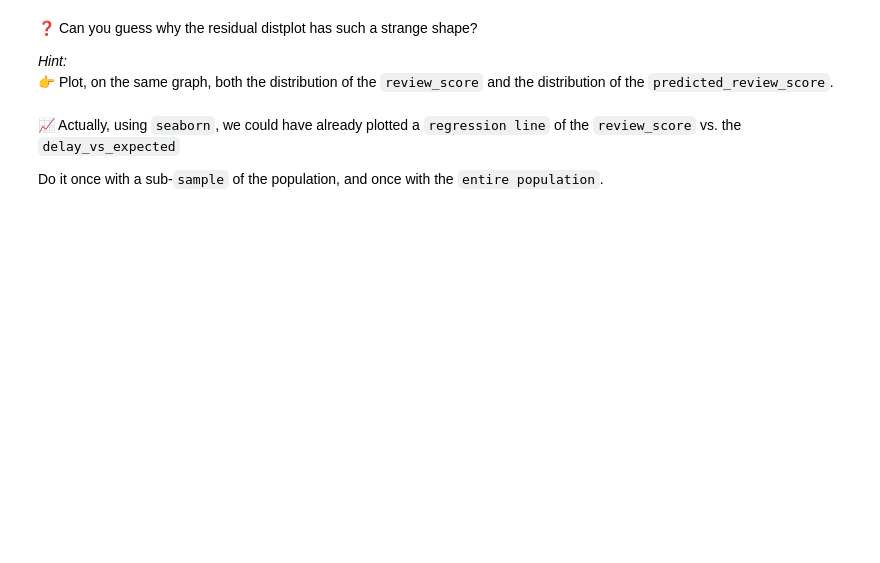
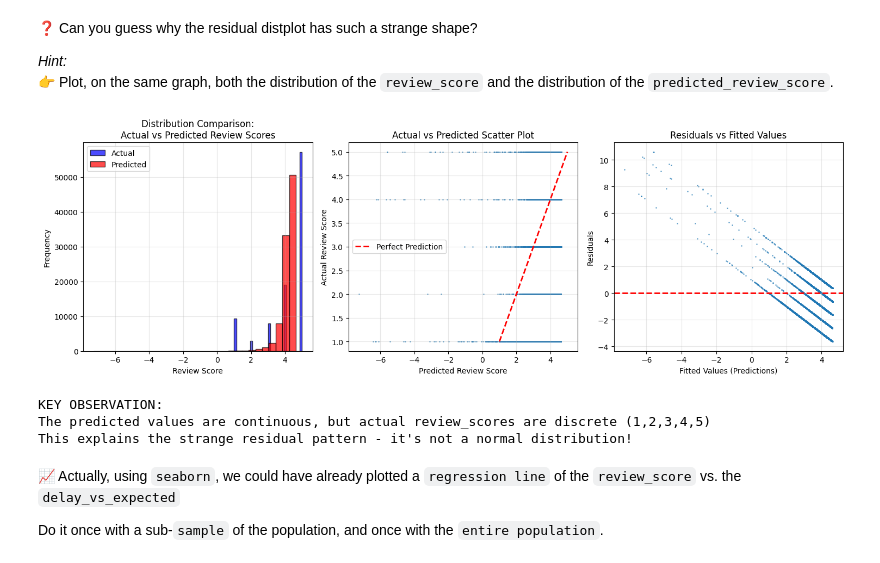
Before and after one commit to Emtenan12/data-orders-regression, a Jupyter notebook: orders_regression.ipynb, the cells around one changed output. Saved outputs shown, nothing was run; the diff lists cells and outputs as text; code cells hidden in the pictures; blank space fills up the shorter version.

```diff
--- a/orders_regression.ipynb
+++ b/orders_regression.ipynb
@@ -170,3 +361,46 @@ You should see that the mean of the residuals is equal to 0 (always verified in
+# %%
+plt.figure(figsize=(15, 5))
+
+# Plot 1: Overlapping histograms
+plt.subplot(1, 3, 1)
+plt.hist(y_actual, bins=30, alpha=0.7, label='Actual', color='blue', edgecolor='black')
+plt.hist(y_pred, bins=30, alpha=0.7, label='Predicted', color='red', edgecolor='black')
+plt.xlabel('Review Score')
+plt.ylabel('Frequency')
+plt.title('Distribution Comparison:\nActual vs Predicted Review Scores')
+plt.legend()
+plt.grid(alpha=0.3)
+
+# Plot 2: Scatter plot actual vs predicted
+plt.subplot(1, 3, 2)
+plt.scatter(y_pred, y_actual, alpha=0.5, s=1)
+plt.plot([y_actual.min(), y_actual.max()], [y_actual.min(), y_actual.max()], 'r--', lw=2, label='Perfect Prediction')
+plt.xlabel('Predicted Review Score')
+plt.ylabel('Actual Review Score')
+plt.title('Actual vs Predicted Scatter Plot')
+plt.legend()
+plt.grid(alpha=0.3)
+
+# Plot 3: Residuals vs fitted values
+plt.subplot(1, 3, 3)
+plt.scatter(y_pred, residuals, alpha=0.5, s=1)
+plt.axhline(y=0, color='red', linestyle='--', linewidth=2)
+plt.xlabel('Fitted Values (Predictions)')
+plt.ylabel('Residuals')
+plt.title('Residuals vs Fitted Values')
+plt.grid(alpha=0.3)
+
+plt.tight_layout()
+plt.show()
+
+print("\nKEY OBSERVATION:")
+print("The predicted values are continuous, but actual review_scores are discrete (1,2,3,4,5)")
+print("This explains the strange residual pattern - it's not a normal distribution!")
+# %% [output]
+[figure, added]
+KEY OBSERVATION:
+The predicted values are continuous, but actual review_scores are discrete (1,2,3,4,5)
+This explains the strange residual pattern - it's not a normal distribution!
 # %% [markdown]
 📈 Actually, using `seaborn`, we could have already plotted a `regression line` of the `review_score` vs. the `delay_vs_expected`
 
```
Also changed, not shown: parts of 25 cells of this notebook, 1 other file.
